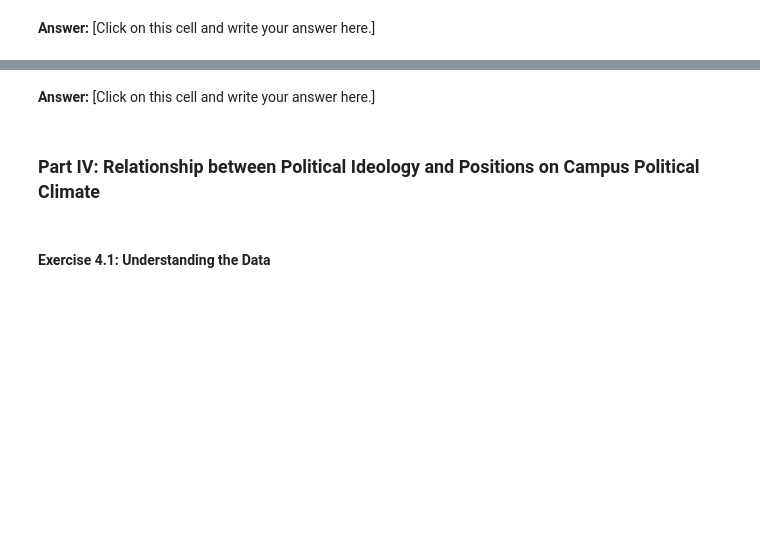
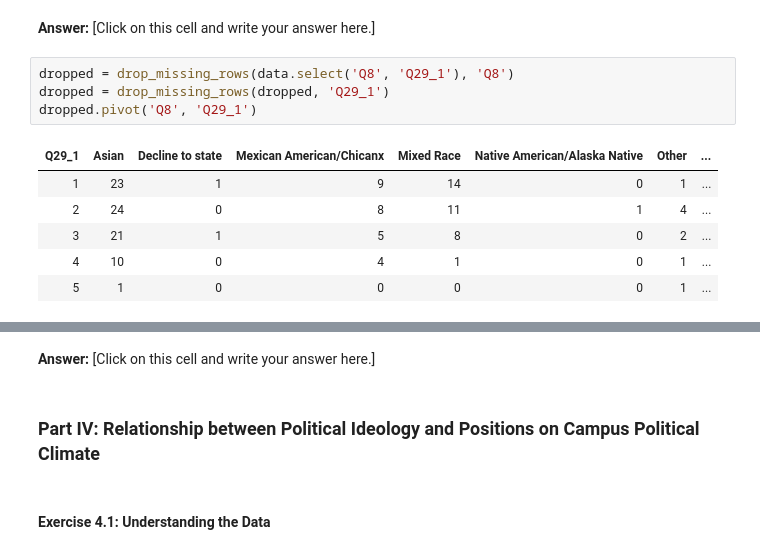
Before and after one commit to ds-modules/surveydata, a Jupyter notebook: lab02-no-answers.ipynb, the cells around one changed output, grey strips where cells are left out. Saved outputs shown, nothing was run; the diff lists cells and outputs as text; blank space fills up the shorter version.

```diff
--- a/lab02-no-answers.ipynb
+++ b/lab02-no-answers.ipynb
@@ -421,5 +535,16 @@ plt.xlabel("Ease of Voter Registration");
 # %% [markdown]
 **Answer:** [Click on this cell and write your answer here.]
+# %%
+dropped = drop_missing_rows(data.select('Q8', 'Q29_1'), 'Q8')
+dropped = drop_missing_rows(dropped, 'Q29_1')
+dropped.pivot('Q8', 'Q29_1')
+# %% [output]
+| Q29_1 | Asian | Decline to state | Mexican American/Chicanx | Mixed Race | Native American/Alaska Native | Other | ... |
+| 1 | 23 | 1 | 9 | 14 | 0 | 1 | ... |
+| 2 | 24 | 0 | 8 | 11 | 1 | 4 | ... |
+| 3 | 21 | 1 | 5 | 8 | 0 | 2 | ... |
+| 4 | 10 | 0 | 4 | 1 | 0 | 1 | ... |
+| 5 | 1 | 0 | 0 | 0 | 0 | 1 | ... |
 # %%
 categorical_variable_relationship(data, 'Q8', 'Q29_1', 'Relationship between Ethnic Identity and Ease of Voter Registration', 'Ethnic/Racial Identity')
 plt.xlabel("Ease of Voter Registration");
```
Also changed, not shown: parts of 26 cells of this notebook.
